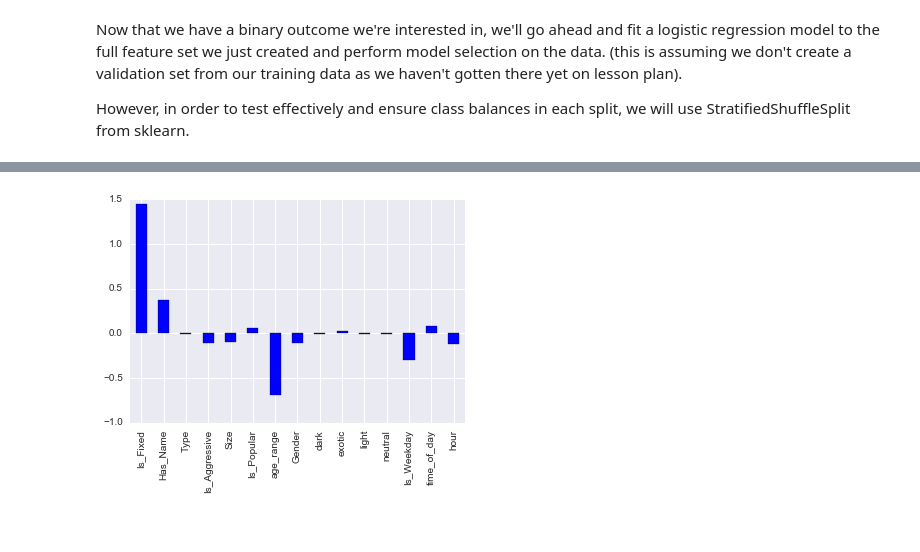
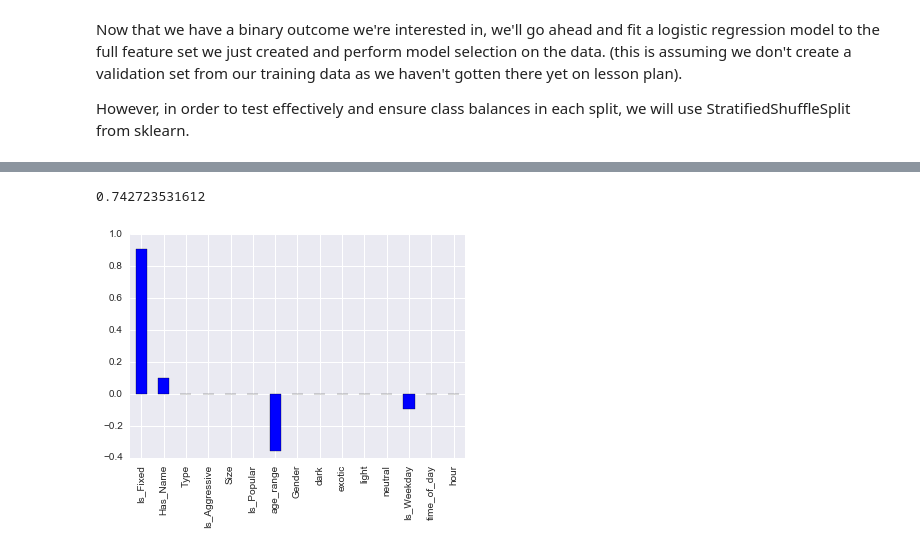
Before and after one commit to mg826/Data_Mining, a Jupyter notebook: Project1_AnimalOutcomes/Project1_Exploration_Visualization_Dreduce.ipynb, the cells around one changed output, grey strips where cells are left out. Drawn from its saved outputs; the diff is of its cells as text; code cells hidden in the pictures.

```diff
--- a/Project1_AnimalOutcomes/Project1_Exploration_Visualization_Dreduce.ipynb
+++ b/Project1_AnimalOutcomes/Project1_Exploration_Visualization_Dreduce.ipynb
@@ -662,10 +662,10 @@ warnings.filterwarnings("ignore")
 
 scl = StandardScaler()
 lr = LogisticRegression()
-X = df_alg.values[:, :-1] # features
-y = df_alg.values[:, -1] # target, binary
+X_train = df_alg.values[:, :-1] # features
+y_train = df_alg.values[:, -1] # target, binary
 
 cv_object =  StratifiedShuffleSplit(y=y,
-                                    n_iter= 3,
+                                    n_iter= 5,
                                     test_size  = 0.2)
 # %% [markdown]
@@ -678,5 +679,0 @@ print(accuracies)
-# %%
-# playing with pipelines
-pipe_lr = Pipeline([('scl', StandardScaler()),('clf',LogisticRegression())])
-pipe_lr.fit(X,y)
-print 'Test accuracy: %.3f' % pipe_lr.score(X,y)
@@ -721,8 +788,14 @@ plt.show()
+# %%
+lr_final = LogisticRegression(penalty='l1', C=0.001)
+accuracies = cross_val_score(lr_final, scl.fit_transform(X), y, cv=cv_object)
+print np.average(accuracies)
+# %% [output]
+0.742723531612
 # %%
-lr.fit(scl.fit_transform(X),y)
-weights = pd.Series(lr.coef_[0],index=df_alg.columns[:-1])
+lr_final.fit(scl.fit_transform(X),y)
+weights = pd.Series(lr_final.coef_[0], index=df_alg.columns[:-1])
 weights.plot(kind='bar')
 plt.show()
-# remove type, size, is_popular, aggressive, time_of_day at least, may even try just age_range and is_fixed
+# LASSO results show we can eliminate pretty much everything outside of is_fixed and age_range (woot)
 # %% [output]
-[figure, old version]
+[figure, new version]
```
Also changed, not shown: parts of 29 cells of this notebook.
